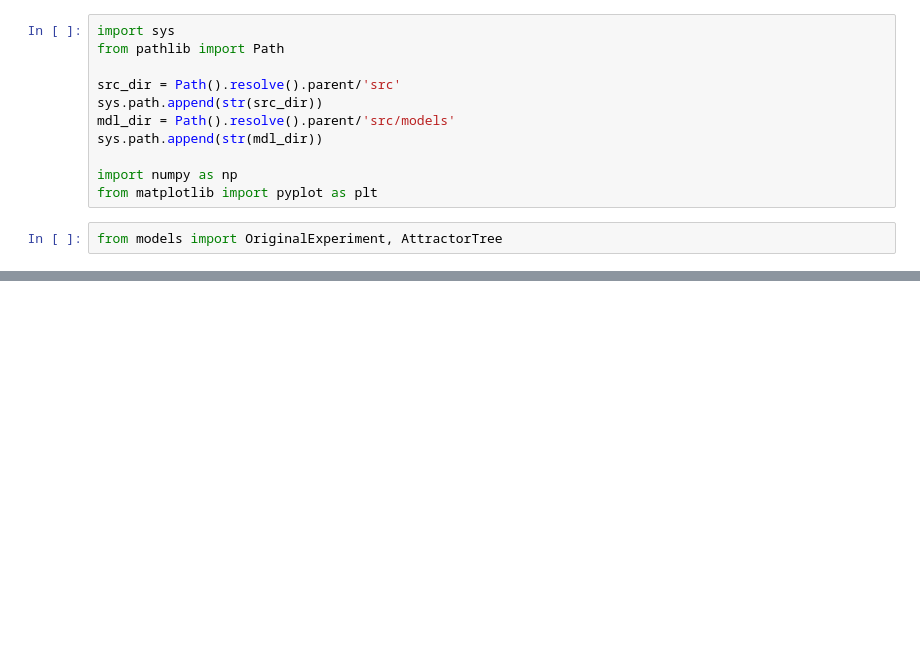
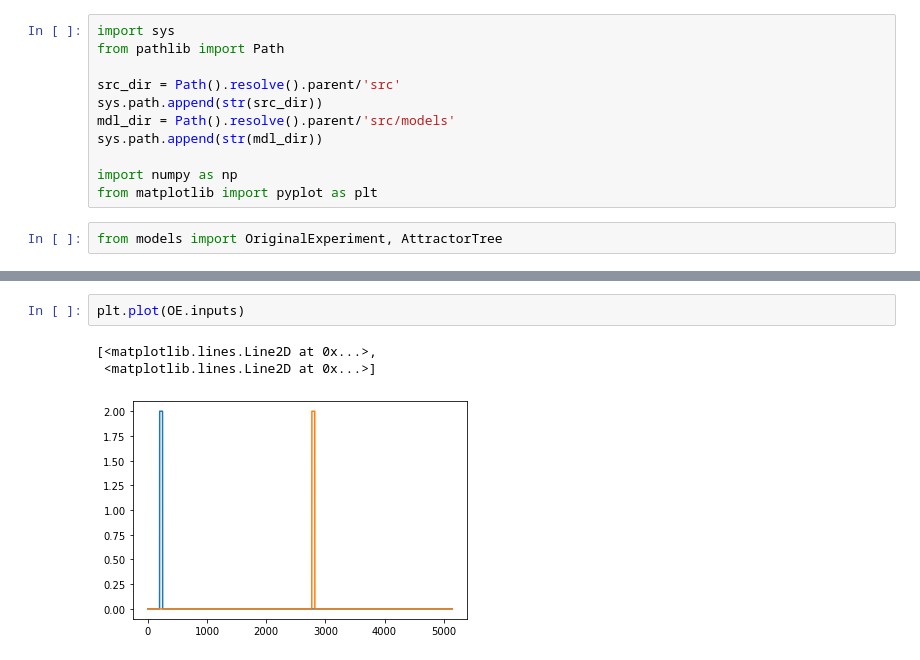
Before and after one commit to Don1Choume/innatetree, a Jupyter notebook: notebooks/TrainTest.ipynb, the cells around one changed output, grey strips where cells are left out. Drawn from its saved outputs; the diff is of its cells as text; blank space fills up the shorter version.

```diff
--- a/notebooks/TrainTest.ipynb
+++ b/notebooks/TrainTest.ipynb
@@ -32,2 +43,8 @@ recurr learning 1 / 30 done.
+# %%
+plt.plot(OE.inputs)
+# %% [output]
+[<matplotlib.lines.Line2D at 0x...>,
+ <matplotlib.lines.Line2D at 0x...>]
+[figure, added]
 # %%
 plt.plot(y)
```
Also changed, not shown: parts of 9 cells of this notebook, 4 other files.
